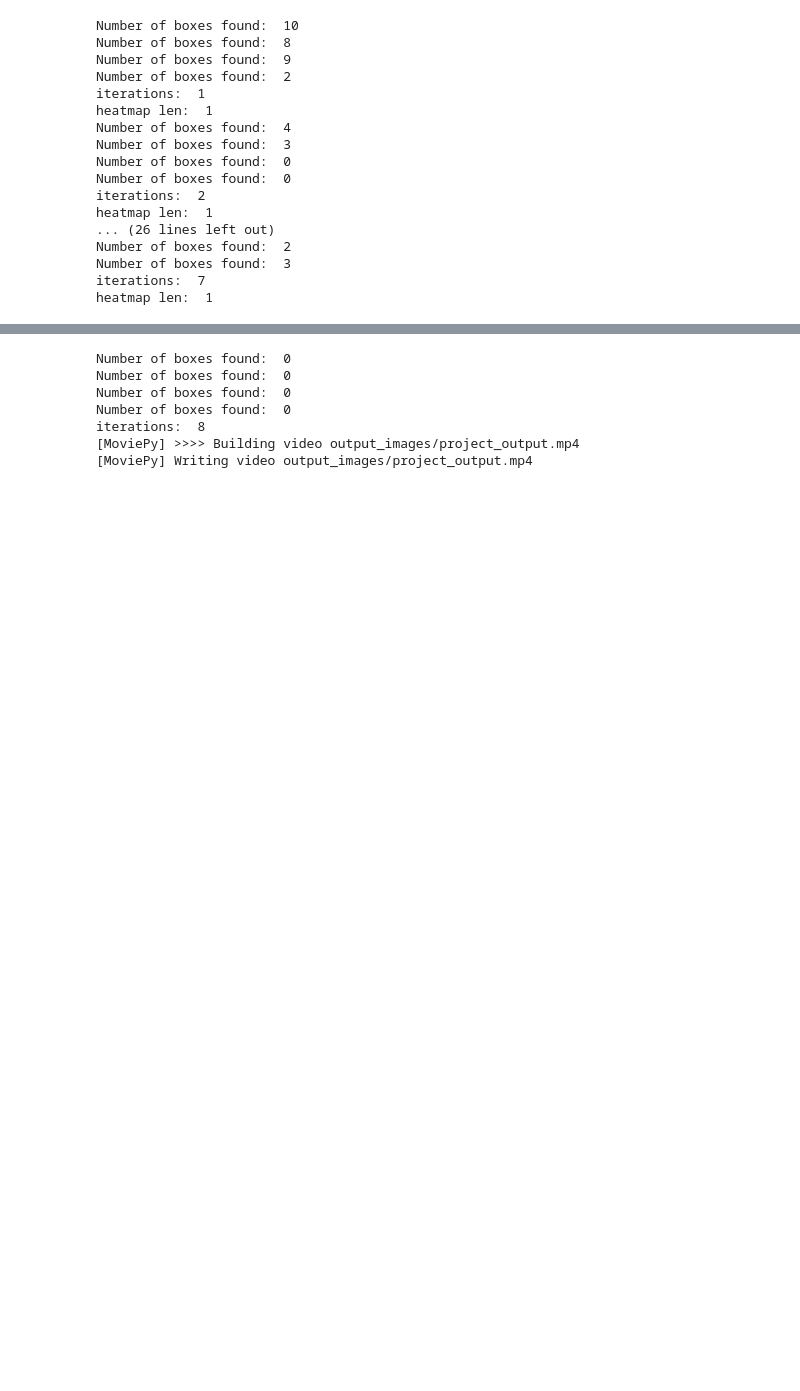
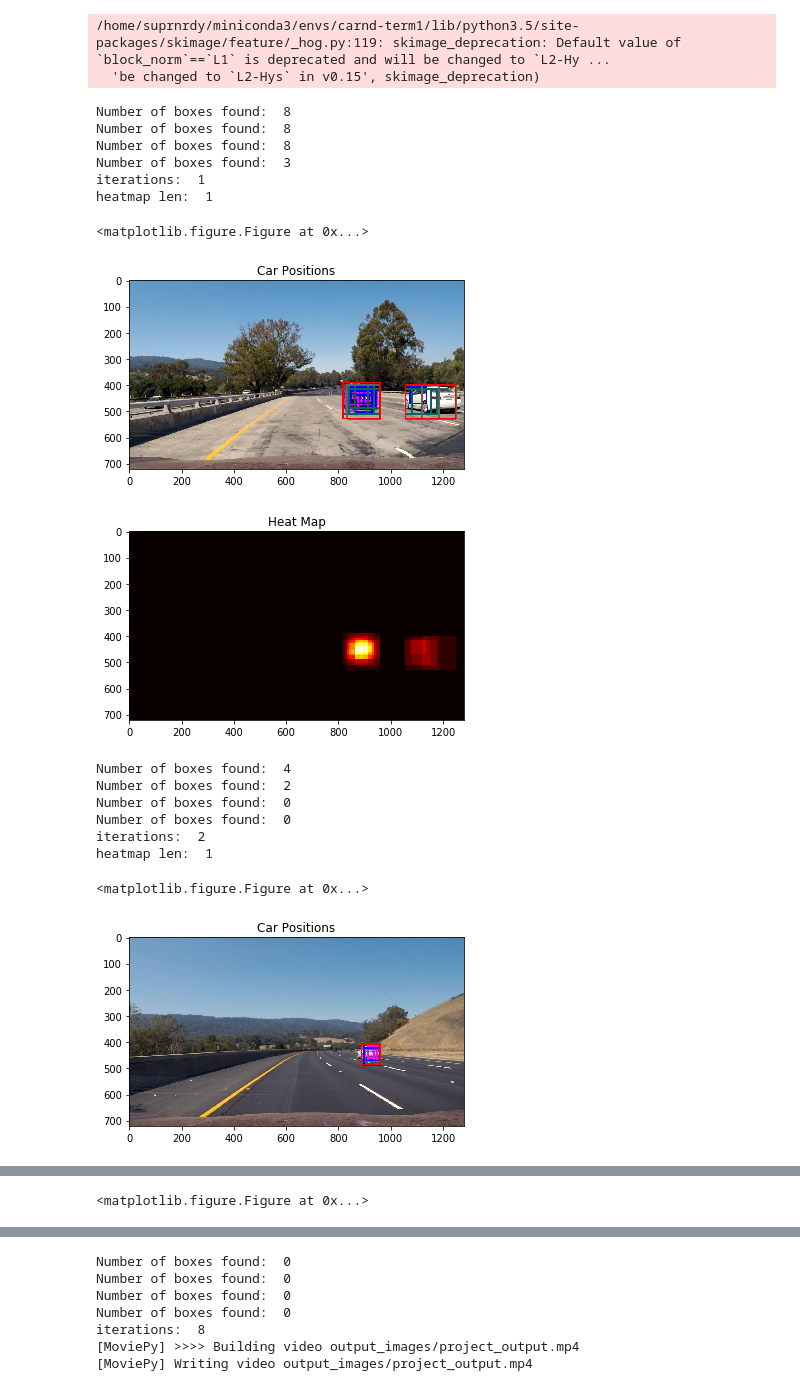
Before and after one commit to suprnrdy/CarND-Vehicle-Detection, a Jupyter notebook: vehicle_detection.ipynb, the cells around one changed output, grey strips where cells are left out. Cells and saved outputs as stored; diff of their text form; code cells hidden in the pictures; blank space fills up the shorter version.

Commit message:
Modified code to output debugging images

```diff
--- a/vehicle_detection.ipynb
+++ b/vehicle_detection.ipynb
@@ -16,6 +16,7 @@ from sklearn.model_selection import train_test_split
 # from sklearn.cross_validation import train_test_split
 from skimage.feature import hog
 plt.close()
+debug_fig = True
 # %%
 # Define a function to compute binned color features
 def bin_spatial(img, size=(32, 32)):
@@ -416,14 +424,15 @@ def heat_map(img, bbox_list, heat_thresh=1):
         draw_img = np.copy(img)
     iteration += 1
 
-#     fig = plt.figure()
-#     plt.figure()
-#     plt.imshow(draw_img)
-#     plt.title('Car Positions')
-#     plt.figure()
-#     plt.imshow(heatmap, cmap='hot')
-#     plt.title('Heat Map')
-#     plt.show()
+    if debug_fig:
+        fig = plt.figure()
+        plt.figure()
+        plt.imshow(draw_img)
+        plt.title('Car Positions')
+        plt.figure()
+        plt.imshow(heatmap, cmap='hot')
+        plt.title('Heat Map')
+        plt.show()
     return draw_img
 # %%
 from collections import deque
@@ -474,17 +483,18 @@ def process_image(img, figures=False):
 
     bbox = bbox0 + bbox1 + bbox2 + bbox3
 
-#     for box in bbox0:
-#         cv2.rectangle(found_img,box[0],box[1],(255,0,255),6)
+    if debug_fig:
+        for box in bbox0:
+            cv2.rectangle(found_img,box[0],box[1],(255,0,255),6)
 
-#     for box in bbox1:
-#         cv2.rectangle(found_img,box[0],box[1],(0,0,255),6)
+        for box in bbox1:
+            cv2.rectangle(found_img,box[0],box[1],(0,0,255),6)
 
-#     for box in bbox2:
-#         cv2.rectangle(found_img,box[0],box[1],(0,100,100),6)
+        for box in bbox2:
+            cv2.rectangle(found_img,box[0],box[1],(0,100,100),6)
 
-#     for box in bbox3:
-#         cv2.rectangle(found_img,box[0],box[1],(100,100,100),6)
+        for box in bbox3:
+            cv2.rectangle(found_img,box[0],box[1],(100,100,100),6)
 
 
     out_img = heat_map(found_img, bbox, 2)
@@ -516,47 +526,49 @@ out_img = process_image(img)
 
 bbox = []
 heatmaps.clear()
 img = cv2.imread('test_images/test5.jpg')
 img = cv2.cvtColor(img, cv2.COLOR_BGR2RGB)
 out_img = process_image(img)
 
 bbox = []
 heatmaps.clear()
 img = cv2.imread('test_images/test6.jpg')
 img = cv2.cvtColor(img, cv2.COLOR_BGR2RGB)
 out_img = process_image(img)
 
 bbox = []
 heatmaps.clear()
 img = cv2.imread('test_images/test7.jpg')
 img = cv2.cvtColor(img, cv2.COLOR_BGR2RGB)
 out_img = process_image(img)
 
 bbox = []
 heatmaps.clear()
 img = cv2.imread('test_images/test8.jpg')
 img = cv2.cvtColor(img, cv2.COLOR_BGR2RGB)
 out_img = process_image(img)
 
 plt.close()
 # plt.figure()
 # plt.imshow(out_img)
 # plt.show()
 # %% [output]
-Number of boxes found:  10
-Number of boxes found:  8
-Number of boxes found:  9
-Number of boxes found:  2
-iterations:  1
-heatmap len:  1
-Number of boxes found:  4
-Number of boxes found:  3
-Number of boxes found:  0
-Number of boxes found:  0
-iterations:  2
-heatmap len:  1
-... (26 lines left out)
-Number of boxes found:  2
-Number of boxes found:  3
-iterations:  7
-heatmap len:  1
+/home/suprnrdy/miniconda3/envs/carnd-term1/lib/python3.5/site-packages/skimage/feature/_hog.py:119: skimage_deprecation: Default value of `block_norm`==`L1` is deprecated and will be changed to `L2-Hy ...
+  'be changed to `L2-Hys` in v0.15', skimage_deprecation)
+Number of boxes found:  8
+Number of boxes found:  8
+Number of boxes found:  8
+Number of boxes found:  3
+iterations:  1
+heatmap len:  1
+<matplotlib.figure.Figure at 0x...>
+[figure, added]
+[figure, added]
+Number of boxes found:  4
+Number of boxes found:  2
+Number of boxes found:  0
+Number of boxes found:  0
+iterations:  2
+heatmap len:  1
+<matplotlib.figure.Figure at 0x...>
+[figure, added]
@@ -562,0 +582 @@ heatmap len:  1
+<matplotlib.figure.Figure at 0x...>
```
Also changed, not shown: parts of 4 cells of this notebook, 1 other file.
